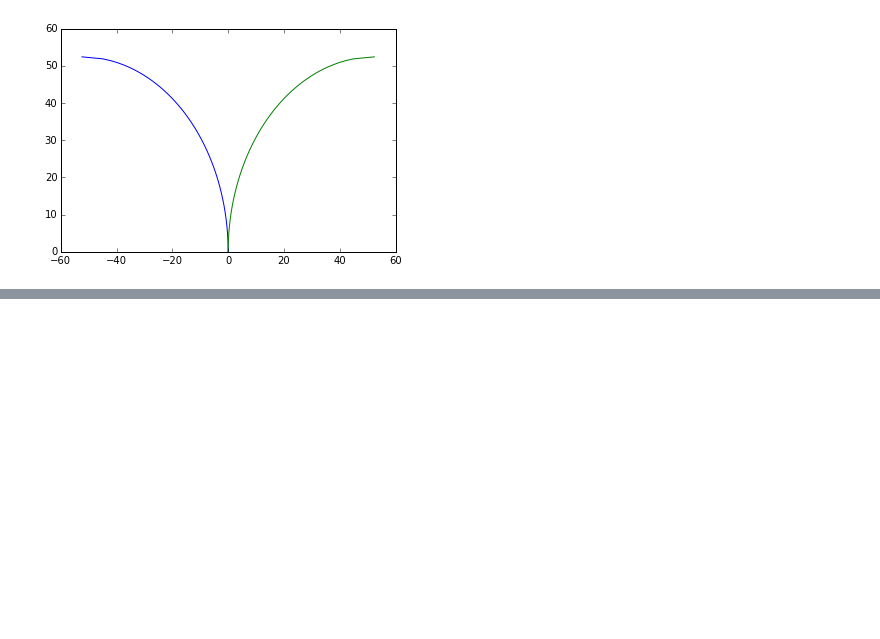
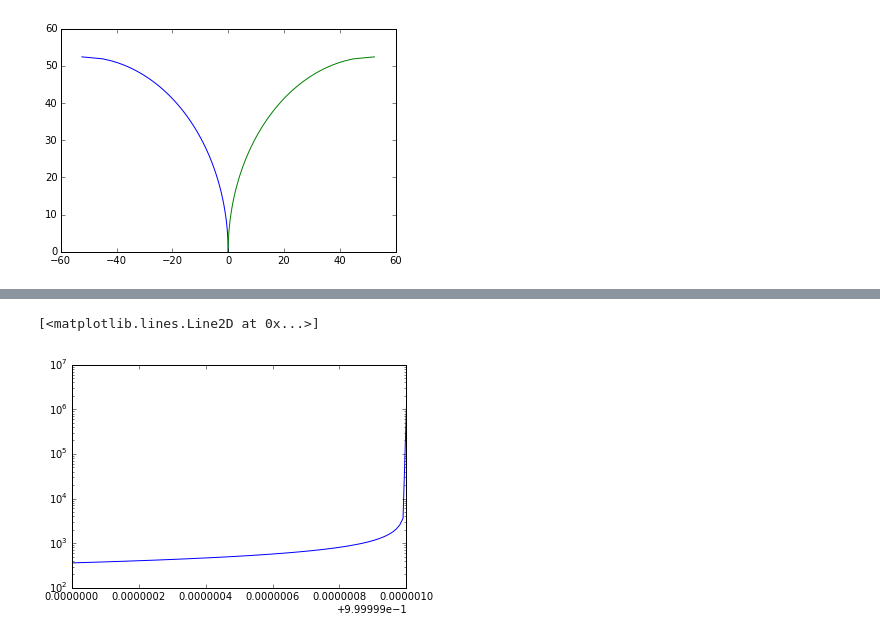
Before and after one commit to CalPolyPat/PyRoot, a Jupyter notebook: Notebooks/ALICEAnalysis.ipynb, the cells around one changed output, grey strips where cells are left out. Cells and saved outputs as stored; diff of their text form; code cells hidden in the pictures; blank space fills up the shorter version.

```diff
--- a/Notebooks/ALICEAnalysis.ipynb
+++ b/Notebooks/ALICEAnalysis.ipynb
@@ -289,0 +294,10 @@ widg.interact(sep, d=(0,5, 0.01), Pt=(0,500,1))
+# %%
+v = np.linspace(.999999,.9999999999999, 100)
+gam = 1/(1-v**2)**.5
+m=.511
+p=m*gam*v
+en=(m**2+p**2)**.5
+plt.semilogy(v,p)
+# %% [output]
+[<matplotlib.lines.Line2D at 0x...>]
+[figure, added]
```
Also changed, not shown: parts of 2 cells of this notebook.
